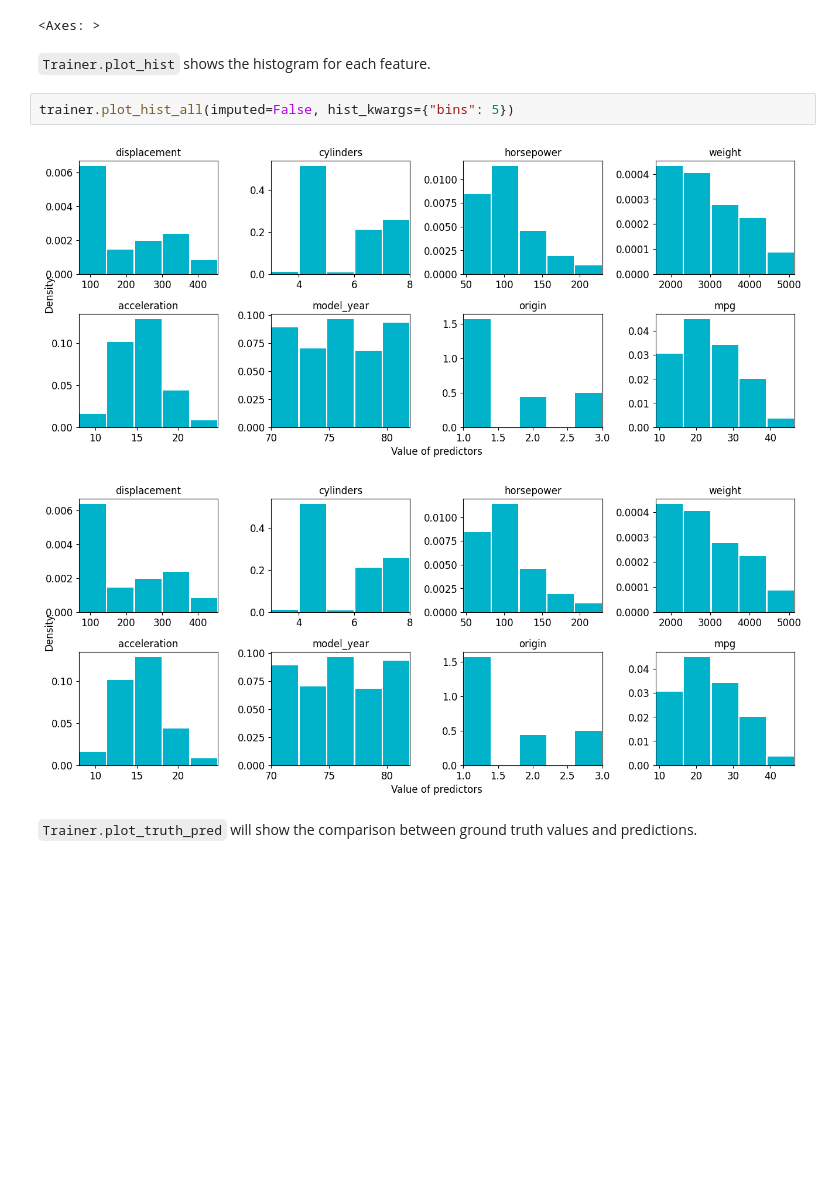
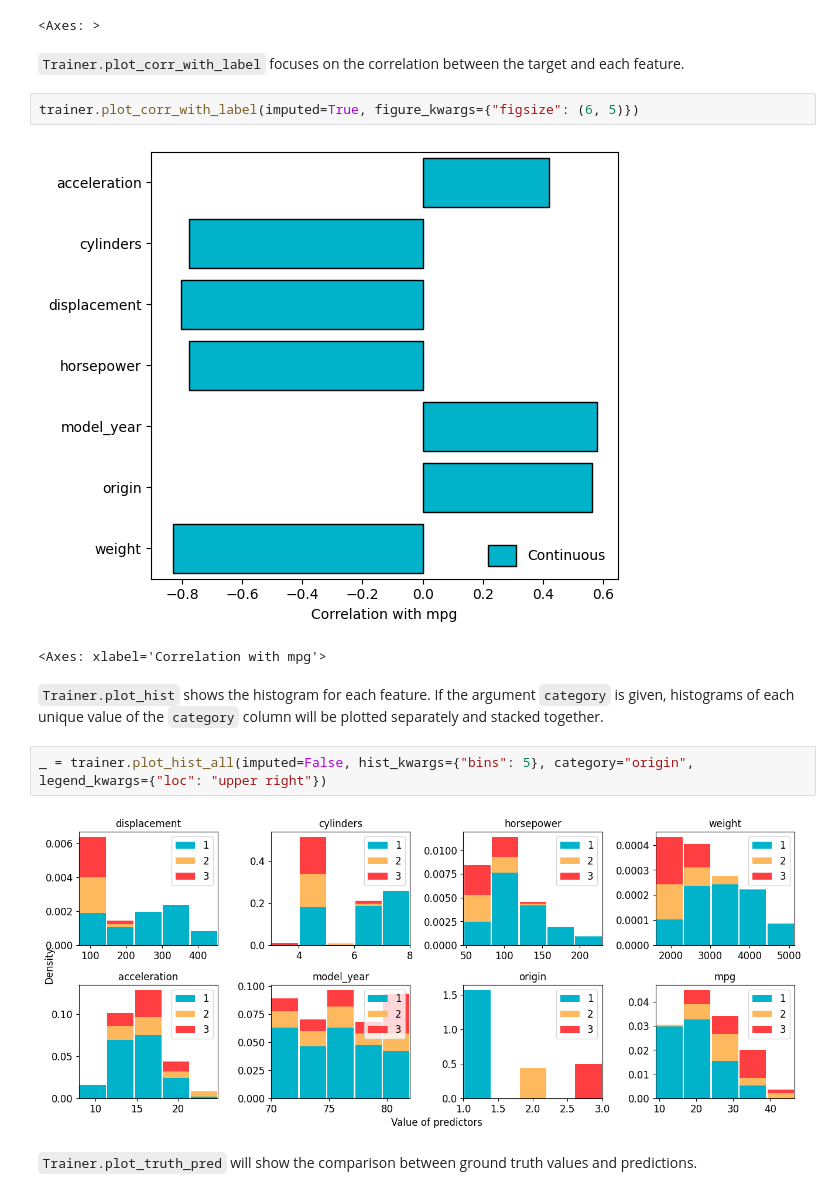
Before and after one commit to Luwen-Zhang/tabular_ensemble, a Jupyter notebook: docs/source/examples/get_started/plotting.ipynb, the cells around one changed output. Saved outputs shown, nothing was run; the diff lists cells and outputs as text; blank space fills up the shorter version.

```diff
--- a/docs/source/examples/get_started/plotting.ipynb
+++ b/docs/source/examples/get_started/plotting.ipynb
@@ -90,12 +91,18 @@ trainer.plot_corr(imputed=True, figure_kwargs=dict(figsize=(5, 5)), imshow_kwarg
 [figure]
 <Axes: >
 # %% [markdown]
-`Trainer.plot_hist` shows the histogram for each feature.
+`Trainer.plot_corr_with_label` focuses on the correlation between the target and each feature.
+# %%
+trainer.plot_corr_with_label(imputed=True, figure_kwargs={"figsize": (6, 5)})
+# %% [output]
+[figure, added]
+<Axes: xlabel='Correlation with mpg'>
+# %% [markdown]
+`Trainer.plot_hist` shows the histogram for each feature. If the argument `category` is given, histograms of each unique value of the `category` column will be plotted separately and stacked together.
 # %%
-trainer.plot_hist_all(imputed=False, hist_kwargs={"bins": 5})
+_ = trainer.plot_hist_all(imputed=False, hist_kwargs={"bins": 5}, category="origin", legend_kwargs={"loc": "upper right"})
 # %% [output]
-[figure, old version]
+[figure, new version]
-[figure, removed]
 # %% [markdown]
 `Trainer.plot_truth_pred` will show the comparison between ground truth values and predictions.
 # %%
```
Also changed, not shown: parts of 7 cells of this notebook.
